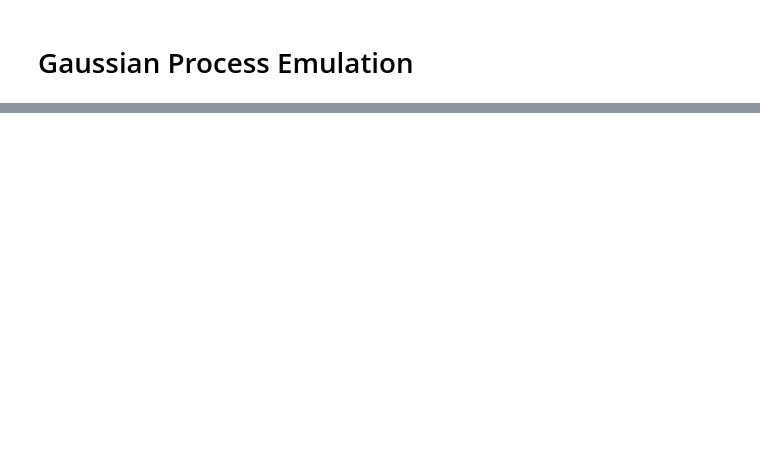
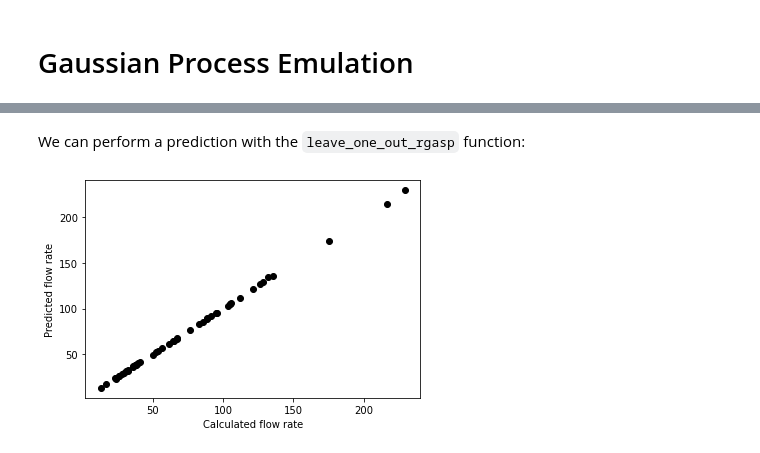
Before and after one commit to yildizanil/jupyter_python, a Jupyter notebook: Gaussian Process Emulation.ipynb, the cells around one changed output, grey strips where cells are left out. Saved outputs shown, nothing was run; the diff lists cells and outputs as text; code cells hidden in the pictures; blank space fills up the shorter version.

Commit message:
borehole example is completed

````diff
--- a/Gaussian Process Emulation.ipynb
+++ b/Gaussian Process Emulation.ipynb
@@ -6,0 +45,17 @@ We will have a look at the [RobustGaSP](https://cran.r-project.org/web/packages/
+# %%
+import numpy as np
+import pandas as pd
+def borehole_input(number_of_runs):
+    radius_borehole = np.random.uniform(low = 0.05, high = 0.15, size = number_of_runs)
+    radius_influence = np.random.uniform(low = 100, high = 50000, size = number_of_runs)
+    trans_upper = np.random.uniform(low = 63070, high = 115600, size = number_of_runs)
+    pot_upper = np.random.uniform(low = 990, high = 1110, size = number_of_runs)
+    trans_lower = np.random.uniform(low = 63.1, high = 116, size = number_of_runs)
+    pot_lower = np.random.uniform(low = 700, high = 820, size = number_of_runs)
+    length_borehole = np.random.uniform(low = 1120, high = 1680, size = number_of_runs)
+    cond_borehole = np.random.uniform(low = 9855, high = 12045, size = number_of_runs)
+    data = np.stack((radius_borehole, radius_influence, trans_upper,
+              pot_upper, trans_lower, pot_lower,
+              length_borehole, cond_borehole),axis = 1)
+    return(data)
+input = borehole_input(50)
@@ -17,0 +70,7 @@ display.YouTubeVideo(id = 'BLdE9f5XOVM', width = 560, height = 315)
+# %%
+import rpy2.robjects.packages as rpackages
+robustgasp = rpackages.importr('RobustGaSP')
+import rpy2.robjects.numpy2ri
+rpy2.robjects.numpy2ri.activate()
+# %%
+output = borehole_flowrate(r_w = input[:, 0], r = input[:, 1], t_u = input[:, 2], h_u = input[:, 3],t_l = input[:, 4], h_l = input[:, 5],l = input[:, 6], k_w = input[:, 7])
@@ -17,0 +79,2 @@ display.YouTubeVideo(id = 'BLdE9f5XOVM', width = 560, height = 315)
+# %%
+model = robustgasp.rgasp(design = input, response = output, lower_bound = False)
@@ -17,0 +97,12 @@ display.YouTubeVideo(id = 'BLdE9f5XOVM', width = 560, height = 315)
+# %% [markdown]
+We can perform a prediction with the ```leave_one_out_rgasp``` function:
+# %%
+import pandas as pd
+import matplotlib.pyplot as plt
+predicted = np.array(robustgasp.leave_one_out_rgasp(model))
+plt.plot(output,predicted[0,:], 'o', color = 'black')
+plt.xlabel('Calculated flow rate')
+plt.ylabel('Predicted flow rate')
+plt.show()
+# %% [output]
+[figure, added]
````
Also changed, not shown: parts of 9 cells of this notebook.
